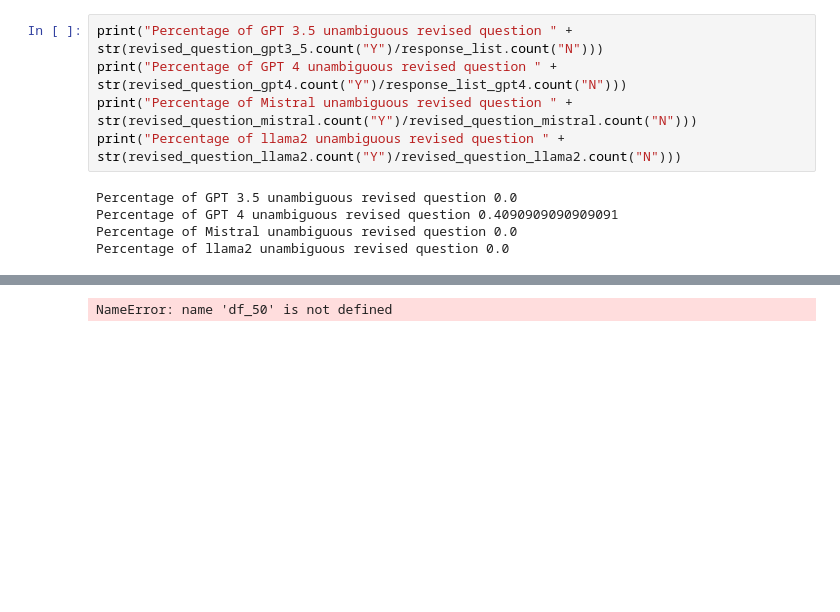
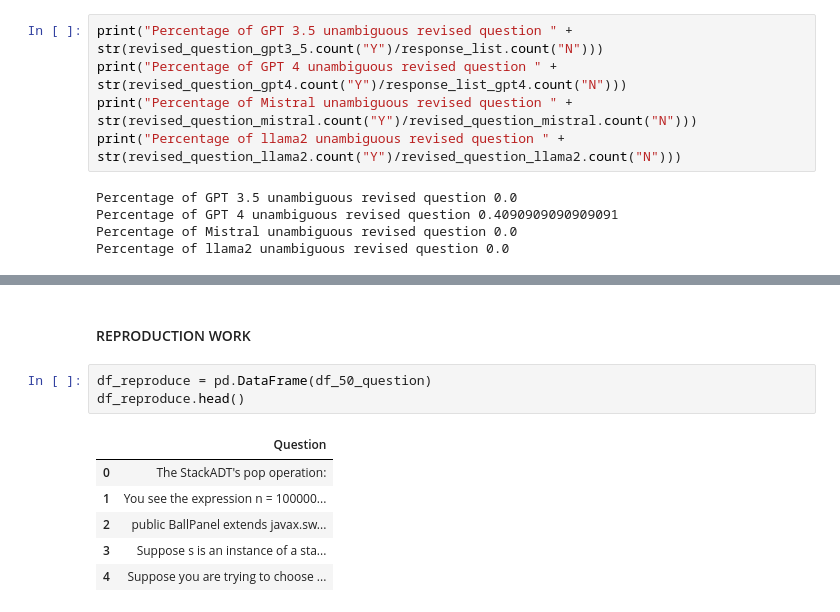
Before and after one commit to QAQzzz1234/LLM-Generate-Multiple-Question, a Jupyter notebook: unambiguous_revised.ipynb, the cells around one changed output, grey strips where cells are left out. Cells and saved outputs as stored; diff of their text form; blank space fills up the shorter version.

```diff
--- a/unambiguous_revised.ipynb
+++ b/unambiguous_revised.ipynb
@@ -342,6 +342,15 @@ df_50
 | 47 | Which of the following is true of... | Y | Y | N | N | ... |
 | 48 | Inserting a node into a heap is | N | N | N | N | ... |
 | 49 | Consider the following:\npublic v... | N | N | N | N | ... |
+# %% [markdown]
+#### REPRODUCTION WORK
 # %%
+df_reproduce = pd.DataFrame(df_50_question)
+df_reproduce.head()
 # %% [output]
-NameError: name 'df_50' is not defined
+|  | Question |
+| 0 | The StackADT's pop operation: |
+| 1 | You see the expression n = 100000... |
+| 2 | public BallPanel extends javax.sw... |
+| 3 | Suppose s is an instance of a sta... |
+| 4 | Suppose you are trying to choose ... |
```
Also changed, not shown: parts of 3 cells of this notebook, 2 other files.
